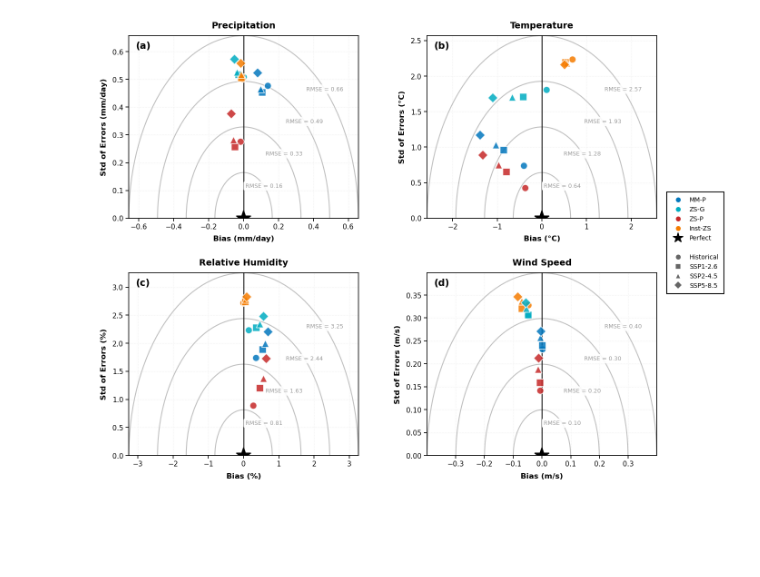
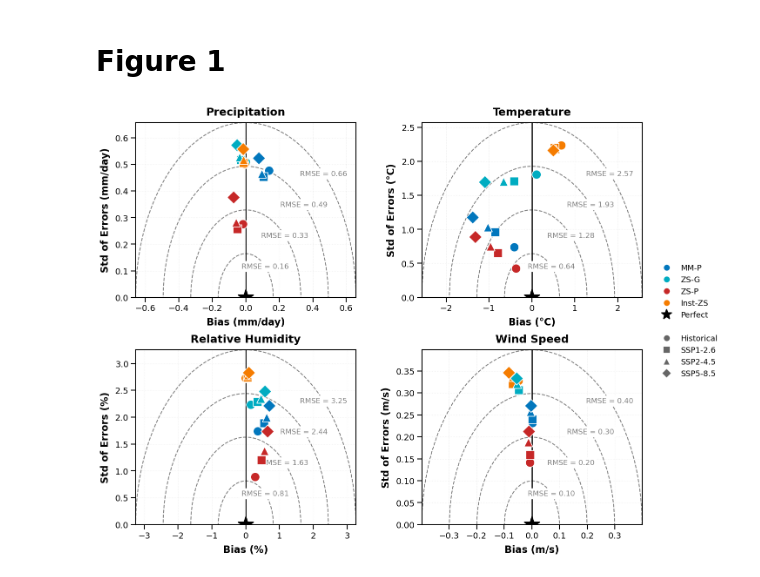
Before and after one commit to Hamsterrrrrrrrr/stationary-ml-downscaling, a Jupyter notebook: Plots/Fig_analyze_target_diagram.ipynb, the cells around one changed output. Cells and saved outputs as stored; diff of their text form; code cells hidden in the pictures; blank space fills up the shorter version.

```diff
--- a/Plots/Fig_analyze_target_diagram.ipynb
+++ b/Plots/Fig_analyze_target_diagram.ipynb
@@ -1,3 +1,5 @@
+# %% [markdown]
+# Figure 1
 # %%
 import numpy as np
 import matplotlib.pyplot as plt
@@ -162,16 +164,13 @@ for var in variables:
 plt.rcParams['font.family'] = 'sans-serif'
 plt.rcParams['font.sans-serif'] = ['Arial', 'DejaVu Sans']
 plt.rcParams['font.size'] = 10
-plt.rcParams['axes.linewidth'] = 1.2
-plt.rcParams['xtick.major.width'] = 1.2
-plt.rcParams['ytick.major.width'] = 1.2
+plt.rcParams['axes.linewidth'] = 1.5
+plt.rcParams['xtick.major.width'] = 1.5
+plt.rcParams['ytick.major.width'] = 1.5
 
 # Create 2x2 subplot figure
 fig = plt.figure(figsize=(15, 12))
 gs = fig.add_gridspec(2, 2, hspace=0.3, wspace=0.3)
-
-# Panel labels
-panel_labels = ['(a)', '(b)', '(c)', '(d)']
 
 # Plot each variable
 for idx, var in enumerate(variables):
@@ -190,32 +189,32 @@ for idx, var in enumerate(variables):
     # Add padding
     axis_limit = max(max_bias, max_std) * 1.15
 
-    # Draw RMSE circles - MORE SOLID
+    # Draw RMSE circles - DASHED
     rmse_levels = np.linspace(0, axis_limit, 5)[1:]  # 4 circles
 
     for rmse_level in rmse_levels:
         circle = Circle((0, 0), rmse_level, fill=False,
-                       edgecolor='gray', linestyle='-',  # Solid line instead of dashed
-                       linewidth=1.5, alpha=0.5)  # Thicker and more visible
+                       edgecolor='gray', linestyle='--',  # Changed to dashed
+                       linewidth=1.5, alpha=1.0)  # Changed alpha to 1.0
         ax.add_patch(circle)
 
-        # Label circles with "RMSE = "
+        # Label circles with "RMSE = " and increased fontsize
         ax.text(rmse_level * 0.707, rmse_level * 0.707,
-               f'RMSE = {rmse_level:.2f}',  # Added "RMSE = " prefix
-               fontsize=9, color='gray', alpha=0.8,
+               f'RMSE = {rmse_level:.2f}',
+               fontsize=12, color='gray', alpha=1.0,  # Increased fontsize from 9 to 12, alpha to 1.0
                ha='center', va='center',
                bbox=dict(boxstyle='round,pad=0.3', facecolor='white',
-                        edgecolor='none', alpha=0.9))
+                        edgecolor='none', alpha=1.0))  # Changed alpha to 1.0
 
     # Draw axes
-    ax.axhline(y=0, color='black', linewidth=1.8, alpha=0.8, zorder=2)
-    ax.axvline(x=0, color='black', linewidth=1.8, alpha=0.8, zorder=2)
+    ax.axhline(y=0, color='black', linewidth=1.8, alpha=1.0, zorder=2)  # Changed alpha to 1.0
+    ax.axvline(x=0, color='black', linewidth=1.8, alpha=1.0, zorder=2)  # Changed alpha to 1.0
 
     # Draw grid
     ax.grid(True, alpha=0.25, linestyle=':', linewidth=0.8, zorder=1)
 
     # Plot reference point (perfect model at origin)
-    ax.plot(0, 0, 'k*', markersize=24,
+    ax.plot(0, 0, 'k*', markersize=28,  # Increased from 24 to 28
            markeredgecolor='black', markeredgewidth=1.5, zorder=100)
 
     # Plot all model points
@@ -228,10 +227,10 @@ for idx, var in enumerate(variables):
                 ax.plot(bias, std_error,
                        marker=scenario_markers[scenario],
                        color=norm_colors[norm],
-                       markersize=11,
+                       markersize=15,  # Increased from 11 to 15
                        markeredgecolor='white',
                        markeredgewidth=1.2,
-                       alpha=0.85,
+                       alpha=1.0,  # Changed alpha to 1.0
                        linestyle='none',
                        zorder=50)
 
@@ -239,24 +238,22 @@ for idx, var in enumerate(variables):
     ax.set_xlim(-axis_limit, axis_limit)
     ax.set_ylim(0, axis_limit)
 
-    # Labels
+    # Labels with increased fontsize
     ax.set_xlabel(f'Bias ({var_config[var]["unit"]})',
-                 fontsize=12, fontweight='bold', labelpad=8)
+                 fontsize=16, fontweight='bold', labelpad=8)  # Increased from 12 to 16
     ax.set_ylabel(f'Std of Errors ({var_config[var]["unit"]})',
-                 fontsize=12, fontweight='bold', labelpad=8)
+                 fontsize=16, fontweight='bold', labelpad=8)  # Increased from 12 to 16
     ax.set_title(var_config[var]['label'],
-                fontsize=14, fontweight='bold', pad=12)
+                fontsize=18, fontweight='bold', pad=12)  # Increased from 14 to 18
 
-    # Add panel label
-    ax.text(0.03, 0.97, panel_labels[idx], transform=ax.transAxes,
-           fontsize=15, fontweight='bold', va='top', ha='left')
+    # Removed panel label - DELETED THE ax.text() CALL
 
-    # Improve tick formatting
-    ax.tick_params(labelsize=11, length=5, width=1.2)
+    # Improve tick formatting with increased parameters
+    ax.tick_params(labelsize=14, length=8, width=1.5)  # Increased labelsize from 11 to 14, length from 5 to 8, width from 1.2 to 1.5
 
     # Make spines more visible
     for spine in ax.spines.values():
-        spine.set_linewidth(1.2)
+        spine.set_linewidth(1.5)
         spine.set_edgecolor('black')
 
 # ----------------------------
@@ -269,45 +266,44 @@ all_labels = []
 for norm in normalizations:
     handle = mlines.Line2D([], [], color=norm_colors[norm],
                           marker='o', linestyle='None',
-                          markersize=9,
+                          markersize=11,  # Increased from 9 to 11
                           markeredgecolor='white', markeredgewidth=1.2)
     all_handles.append(handle)
     all_labels.append(norm_labels[norm])
 
 # Add reference point
 ref_handle = mlines.Line2D([], [], color='black', marker='*',
-                          linestyle='None', markersize=16,
+                          linestyle='None', markersize=18,  # Increased from 16 to 18
                           markeredgecolor='black', markeredgewidth=1.5)
 all_handles.append(ref_handle)
 all_labels.append('Perfect')
 
 # Add spacing
 all_handles.append(mlines.Line2D([], [], linestyle='None', marker='', markersize=0))
 all_labels.append('')
 
 # Add scenarios
 for scenario in scenarios:
     handle = mlines.Line2D([], [], color='#666666',
                           marker=scenario_markers[scenario],
                           linestyle='None',
-                          markersize=9,
+                          markersize=11,  # Increased from 9 to 11
                           markeredgecolor='white', markeredgewidth=1.2)
     all_handles.append(handle)
     all_labels.append(scenario_labels[scenario])
 
-# Position legend
+# Position legend with frameon=False and increased fontsize
 legend = fig.legend(handles=all_handles, labels=all_labels,
                    loc='center left', bbox_to_anchor=(0.91, 0.5),
-                   fontsize=10, frameon=True, fancybox=False,
-                   edgecolor='black', framealpha=0.95,
+                   fontsize=13, frameon=False,
                    borderpad=0.8, labelspacing=0.5)
-legend.get_frame().set_linewidth(1.5)
 
 # Adjust layout
 plt.tight_layout(rect=[0, 0, 0.90, 1.0])
 
 # Save figure
 output_file = figures_dir / "05_target_diagram.png"
 plt.savefig(output_file, dpi=300, bbox_inches='tight')
+plt.show()
 # %% [output]
-[figure, old version]
+[figure, new version]
```
Also changed, not shown: parts of 2 cells of this notebook, 9 other files.
